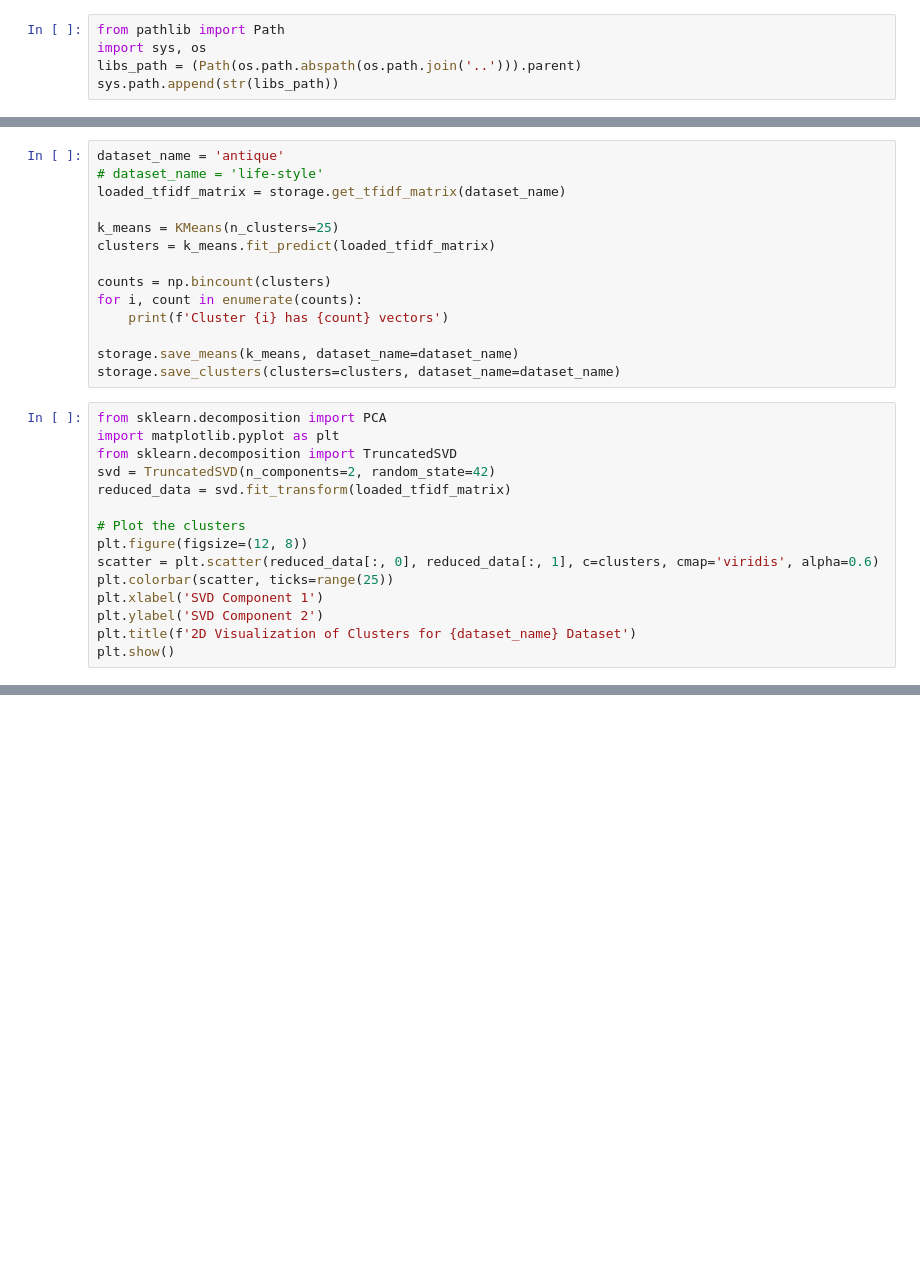
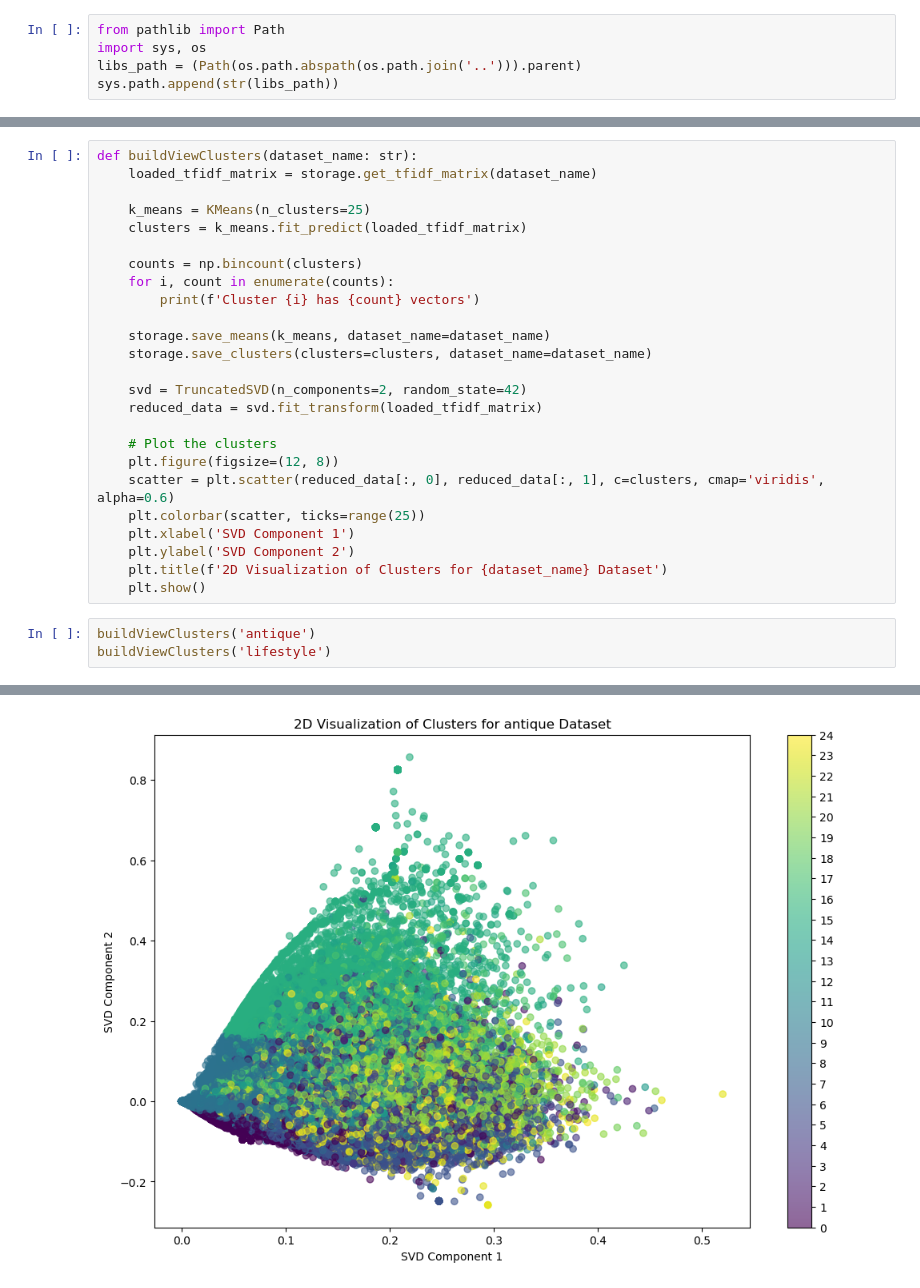
Before and after one commit to ahmadshahal/Information-Retrieval, a Jupyter notebook: apps/clustering/clustering.ipynb, the cells around one changed output, grey strips where cells are left out. Drawn from its saved outputs; the diff is of its cells as text; blank space fills up the shorter version.

```diff
--- a/apps/clustering/clustering.ipynb
+++ b/apps/clustering/clustering.ipynb
@@ -12,29 +16,29 @@ from libs import storage
 # %%
-dataset_name = 'antique'
-# dataset_name = 'life-style'
-loaded_tfidf_matrix = storage.get_tfidf_matrix(dataset_name)
+def buildViewClusters(dataset_name: str):
+    loaded_tfidf_matrix = storage.get_tfidf_matrix(dataset_name)
 
-k_means = KMeans(n_clusters=25)
-clusters = k_means.fit_predict(loaded_tfidf_matrix)
+    k_means = KMeans(n_clusters=25)
+    clusters = k_means.fit_predict(loaded_tfidf_matrix)
 
-counts = np.bincount(clusters)
-for i, count in enumerate(counts):
-    print(f'Cluster {i} has {count} vectors')
+    counts = np.bincount(clusters)
+    for i, count in enumerate(counts):
+        print(f'Cluster {i} has {count} vectors')
 
-storage.save_means(k_means, dataset_name=dataset_name)
-storage.save_clusters(clusters=clusters, dataset_name=dataset_name)
+    storage.save_means(k_means, dataset_name=dataset_name)
+    storage.save_clusters(clusters=clusters, dataset_name=dataset_name)
+
+    svd = TruncatedSVD(n_components=2, random_state=42)
+    reduced_data = svd.fit_transform(loaded_tfidf_matrix)
+
+    # Plot the clusters
+    plt.figure(figsize=(12, 8))
+    scatter = plt.scatter(reduced_data[:, 0], reduced_data[:, 1], c=clusters, cmap='viridis', alpha=0.6)
+    plt.colorbar(scatter, ticks=range(25))
+    plt.xlabel('SVD Component 1')
+    plt.ylabel('SVD Component 2')
+    plt.title(f'2D Visualization of Clusters for {dataset_name} Dataset')
+    plt.show()
-# %%
-from sklearn.decomposition import PCA
-import matplotlib.pyplot as plt
-from sklearn.decomposition import TruncatedSVD
-svd = TruncatedSVD(n_components=2, random_state=42)
-reduced_data = svd.fit_transform(loaded_tfidf_matrix)
-
-# Plot the clusters
-plt.figure(figsize=(12, 8))
-scatter = plt.scatter(reduced_data[:, 0], reduced_data[:, 1], c=clusters, cmap='viridis', alpha=0.6)
-plt.colorbar(scatter, ticks=range(25))
-plt.xlabel('SVD Component 1')
-plt.ylabel('SVD Component 2')
-plt.title(f'2D Visualization of Clusters for {dataset_name} Dataset')
-plt.show()
+# %%
+buildViewClusters('antique')
+buildViewClusters('lifestyle')
+# %% [output]
@@ -40,0 +62 @@ plt.show()
+[figure, added]
```
Also changed, not shown: parts of 2 cells of this notebook, 8 other files.
